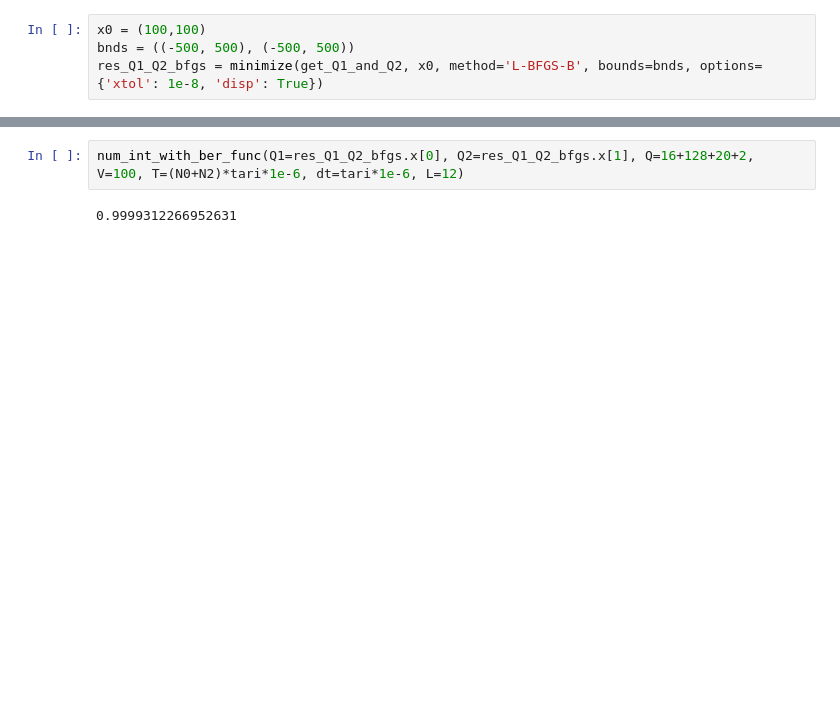
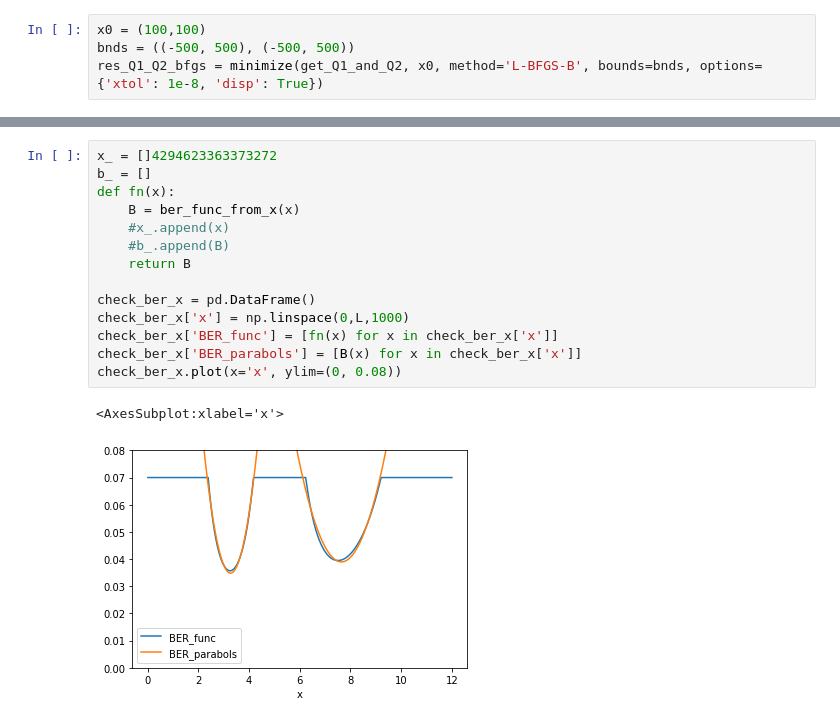
Before and after one commit to FenikL/rfid_project, a Jupyter notebook: experiments/estimate_ber_as_func.ipynb, the cells around one changed output, grey strips where cells are left out. Drawn from its saved outputs; the diff is of its cells as text; blank space fills up the shorter version.

Commit message:
add trash checks

```diff
--- a/experiments/estimate_ber_as_func.ipynb
+++ b/experiments/estimate_ber_as_func.ipynb
@@ -299,4 +296,17 @@ plot_theor_ber_func .plot(x='v, km/h', ylabel='p', grid=True, title='Probability
-# %%
-num_int_with_ber_func(Q1=res_Q1_Q2_bfgs.x[0], Q2=res_Q1_Q2_bfgs.x[1], Q=16+128+20+2, V=100, T=(N0+N2)*tari*1e-6, dt=tari*1e-6, L=12)
-# %% [output]
-0.9999312266952631
+# %%
+x_ = []4294623363373272
+b_ = []
+def fn(x):
+    B = ber_func_from_x(x)
+    #x_.append(x)
+    #b_.append(B)
+    return B
+
+check_ber_x = pd.DataFrame()
+check_ber_x['x'] = np.linspace(0,L,1000)
+check_ber_x['BER_func'] = [fn(x) for x in check_ber_x['x']]
+check_ber_x['BER_parabols'] = [B(x) for x in check_ber_x['x']]
+check_ber_x.plot(x='x', ylim=(0, 0.08))
+# %% [output]
+<AxesSubplot:xlabel='x'>
+[figure, added]
```
Also changed, not shown: parts of 14 cells of this notebook.
